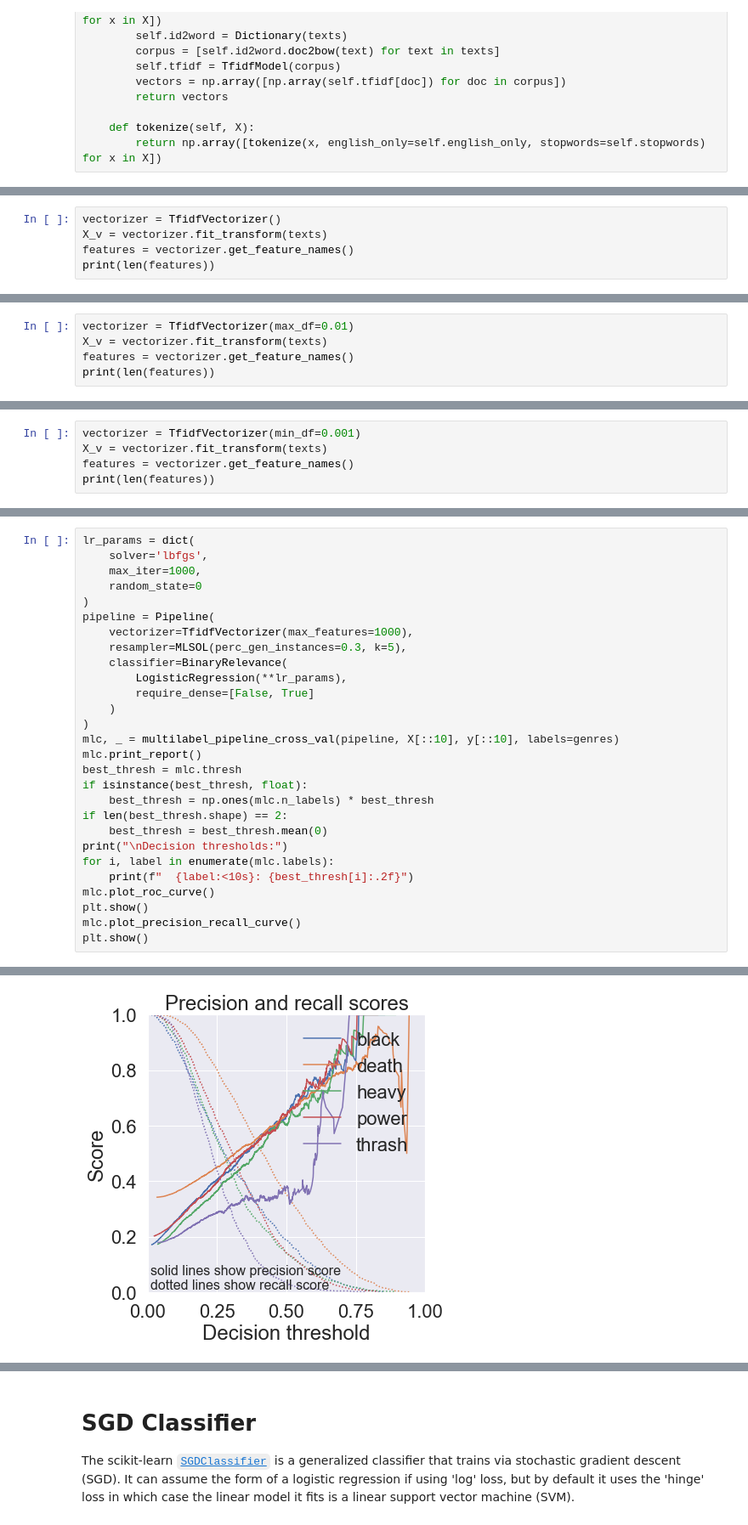
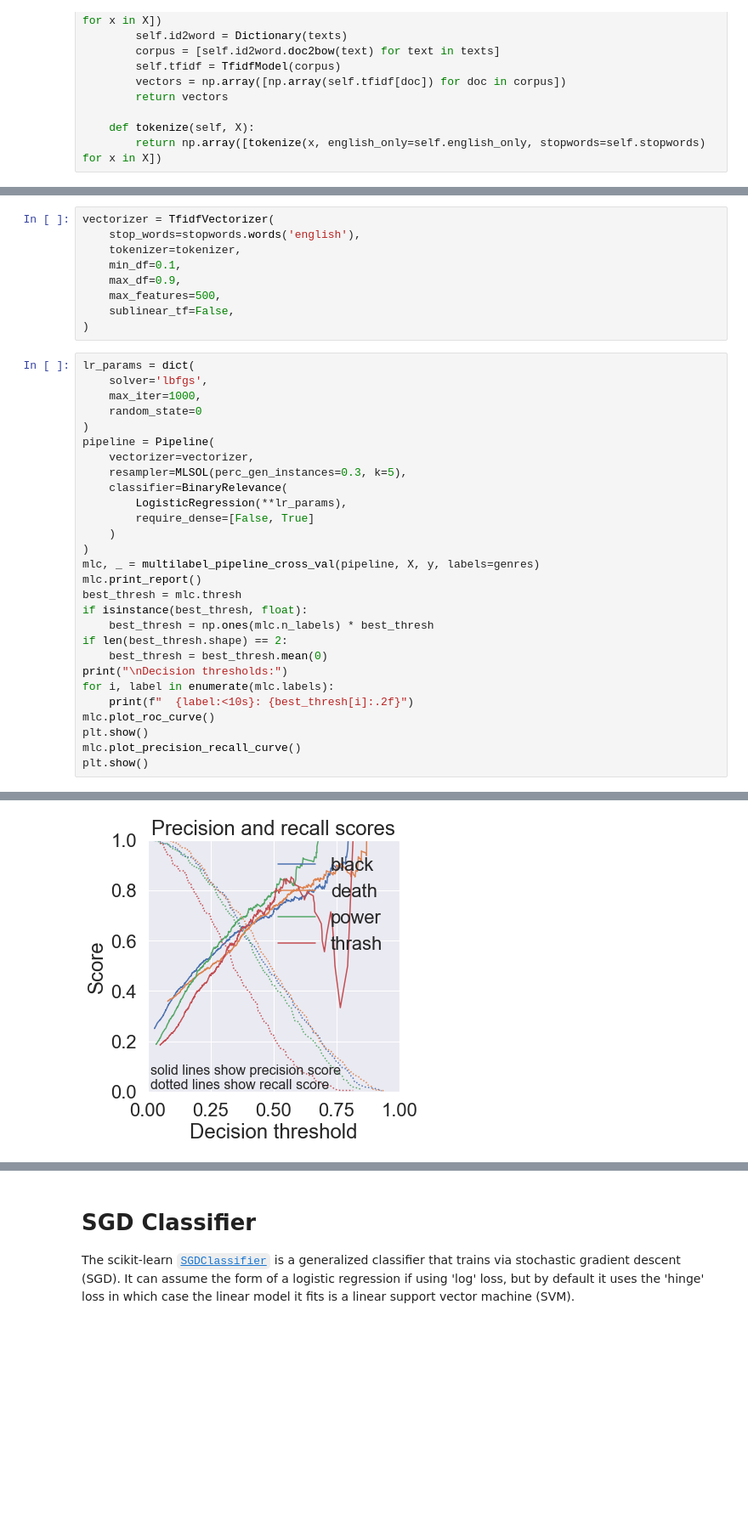
Before and after one commit to pdqnguyen/metallyrics, a Jupyter notebook: analyses/lyrics/notebooks/song-lyrics-multi-genre-bow.ipynb, the cells around one changed output, grey strips where cells are left out. Shown at 85% size. Drawn from its saved outputs; the diff is of its cells as text; blank space fills up the shorter version.

```diff
--- a/analyses/lyrics/notebooks/song-lyrics-multi-genre-bow.ipynb
+++ b/analyses/lyrics/notebooks/song-lyrics-multi-genre-bow.ipynb
@@ -762,5 +775,0 @@ texts = [' '.join(text) for text in texts]
-# %%
-vectorizer = TfidfVectorizer()
-X_v = vectorizer.fit_transform(texts)
-features = vectorizer.get_feature_names()
-print(len(features))
@@ -769,5 +775,0 @@ print(len(features))
-# %%
-vectorizer = TfidfVectorizer(max_df=0.01)
-X_v = vectorizer.fit_transform(texts)
-features = vectorizer.get_feature_names()
-print(len(features))
@@ -776,5 +775,0 @@ print(len(features))
-# %%
-vectorizer = TfidfVectorizer(min_df=0.001)
-X_v = vectorizer.fit_transform(texts)
-features = vectorizer.get_feature_names()
-print(len(features))
@@ -817,3 +857,12 @@ for params in param_grid:
+# %%
+vectorizer = TfidfVectorizer(
+    stop_words=stopwords.words('english'),
+    tokenizer=tokenizer,
+    min_df=0.1,
+    max_df=0.9,
+    max_features=500,
+    sublinear_tf=False,
+)
 # %%
 lr_params = dict(
     solver='lbfgs',
@@ -821,14 +870,14 @@ lr_params = dict(
     random_state=0
 )
 pipeline = Pipeline(
-    vectorizer=TfidfVectorizer(max_features=1000),
+    vectorizer=vectorizer,
     resampler=MLSOL(perc_gen_instances=0.3, k=5),
     classifier=BinaryRelevance(
         LogisticRegression(**lr_params),
         require_dense=[False, True]
     )
 )
-mlc, _ = multilabel_pipeline_cross_val(pipeline, X[::10], y[::10], labels=genres)
+mlc, _ = multilabel_pipeline_cross_val(pipeline, X, y, labels=genres)
 mlc.print_report()
 best_thresh = mlc.thresh
 if isinstance(best_thresh, float):
@@ -864 +913 @@ label: black
-[figure, old version]
+[figure, new version]
```
Also changed, not shown: parts of 45 cells of this notebook, 8 other files.
